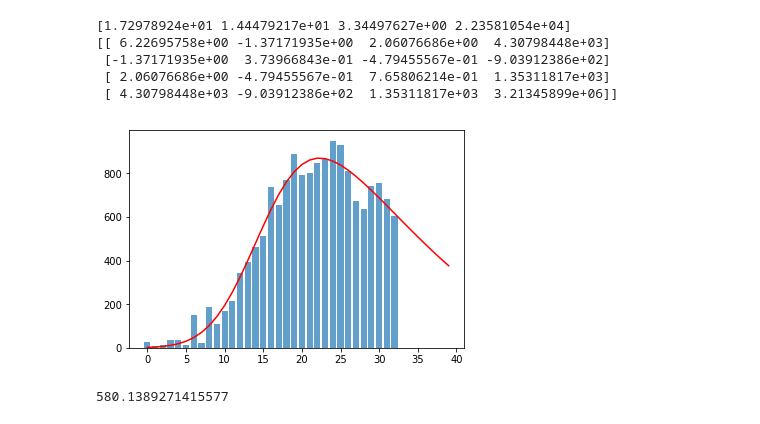
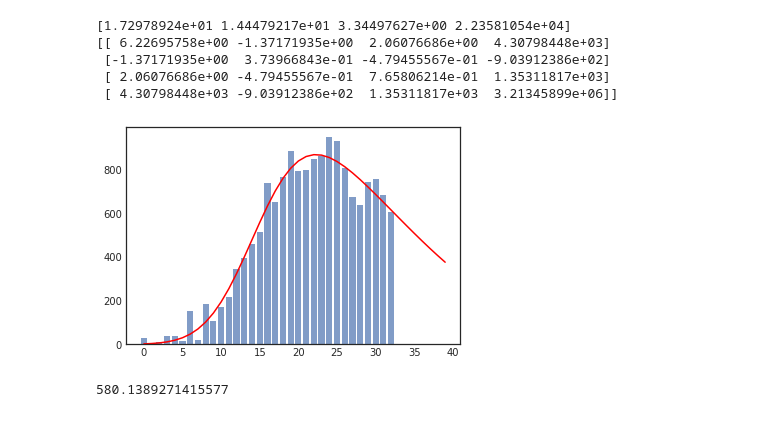
Before and after one commit to ffleifel/COVID-19, a Jupyter notebook: COVID-19-curve.ipynb, the cells around one changed output. Drawn from its saved outputs; the diff is of its cells as text; code cells hidden in the pictures.

```diff
--- a/COVID-19-curve.ipynb
+++ b/COVID-19-curve.ipynb
@@ -92,12 +92,12 @@ print(pcov)
 # %%
 xFit = np.arange(0.0, 40, 1)
 # %%
-#plt.plot(xData, yData, 'bo', label='experimental-data')
+plt.style.use('seaborn-white')
 plt.bar(xData, yData, align='center', alpha=0.7)
 plt.plot(xFit, func(xFit, *popt), 'r')
 plt.show()
 # %% [output]
-[figure, old version]
+[figure, new version]
 # %%
 #Prediction for the next day:
 func(yData.size, *popt)
```
Also changed, not shown: parts of 1 cell of this notebook.
